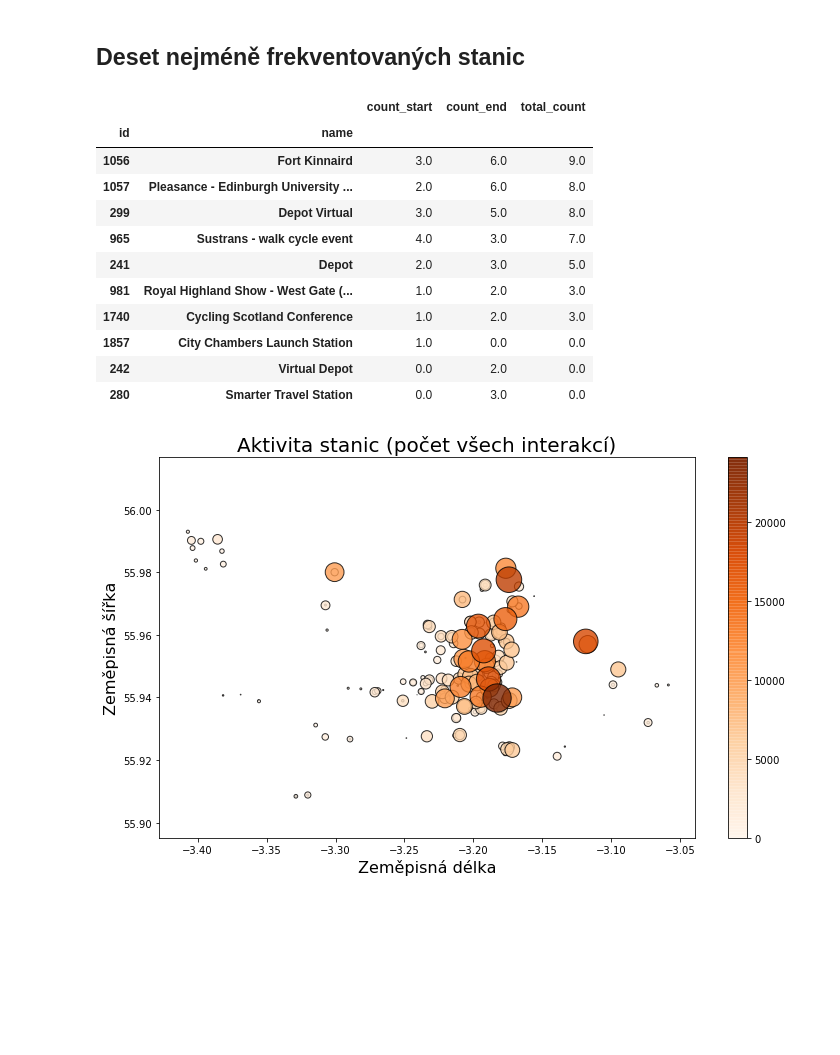
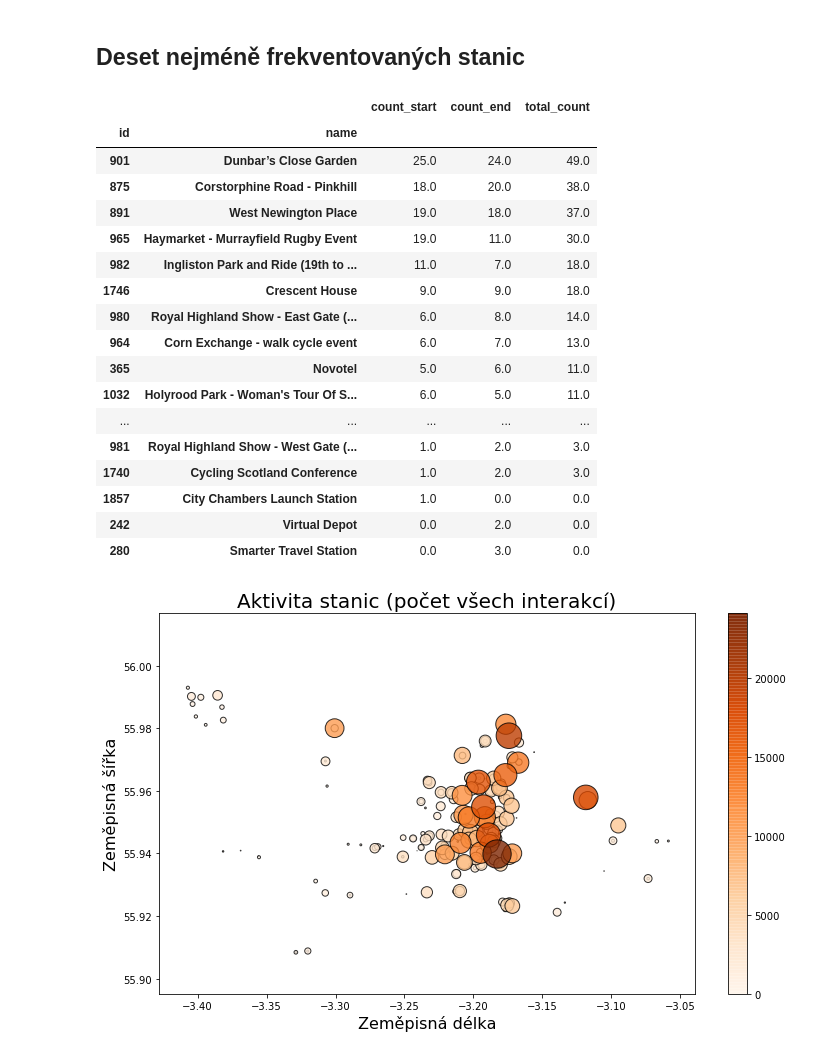
Before and after one commit to barborakacerovska/Engeto, a Jupyter notebook: Projekty/Python project Edinburgh bike sharing.ipynb, the cells around one changed output. Saved outputs shown, nothing was run; the diff lists cells and outputs as text; code cells hidden in the pictures; blank space fills up the shorter version.

```diff
--- a/Projekty/Python project Edinburgh bike sharing.ipynb
+++ b/Projekty/Python project Edinburgh bike sharing.ipynb
@@ -95,15 +127,21 @@ aktivita.head(10)
 # %% [markdown]
 ## Deset nejméně frekventovaných stanic
 # %%
-aktivita.tail(10)
+aktivita.tail(20)
 # %% [output]
 |  |  | count_start | count_end | total_count |
 | id | name |  |  |  |
-| 1056 | Fort Kinnaird | 3.0 | 6.0 | 9.0 |
-| 1057 | Pleasance - Edinburgh University ... | 2.0 | 6.0 | 8.0 |
-| 299 | Depot Virtual | 3.0 | 5.0 | 8.0 |
-| 965 | Sustrans - walk cycle event | 4.0 | 3.0 | 7.0 |
-| 241 | Depot | 2.0 | 3.0 | 5.0 |
+| 901 | Dunbar’s Close Garden | 25.0 | 24.0 | 49.0 |
+| 875 | Corstorphine Road - Pinkhill | 18.0 | 20.0 | 38.0 |
+| 891 | West Newington Place | 19.0 | 18.0 | 37.0 |
+| 965 | Haymarket - Murrayfield Rugby Event | 19.0 | 11.0 | 30.0 |
+| 982 | Ingliston Park and Ride (19th to ... | 11.0 | 7.0 | 18.0 |
+| 1746 | Crescent House | 9.0 | 9.0 | 18.0 |
+| 980 | Royal Highland Show - East Gate (... | 6.0 | 8.0 | 14.0 |
+| 964 | Corn Exchange - walk cycle event | 6.0 | 7.0 | 13.0 |
+| 365 | Novotel | 5.0 | 6.0 | 11.0 |
+| 1032 | Holyrood Park - Woman's Tour Of S... | 6.0 | 5.0 | 11.0 |
+| ... | ... | ... | ... | ... |
 | 981 | Royal Highland Show - West Gate (... | 1.0 | 2.0 | 3.0 |
 | 1740 | Cycling Scotland Conference | 1.0 | 2.0 | 3.0 |
 | 1857 | City Chambers Launch Station | 1.0 | 0.0 | 0.0 |
```
Also changed, not shown: parts of 14 cells of this notebook.
